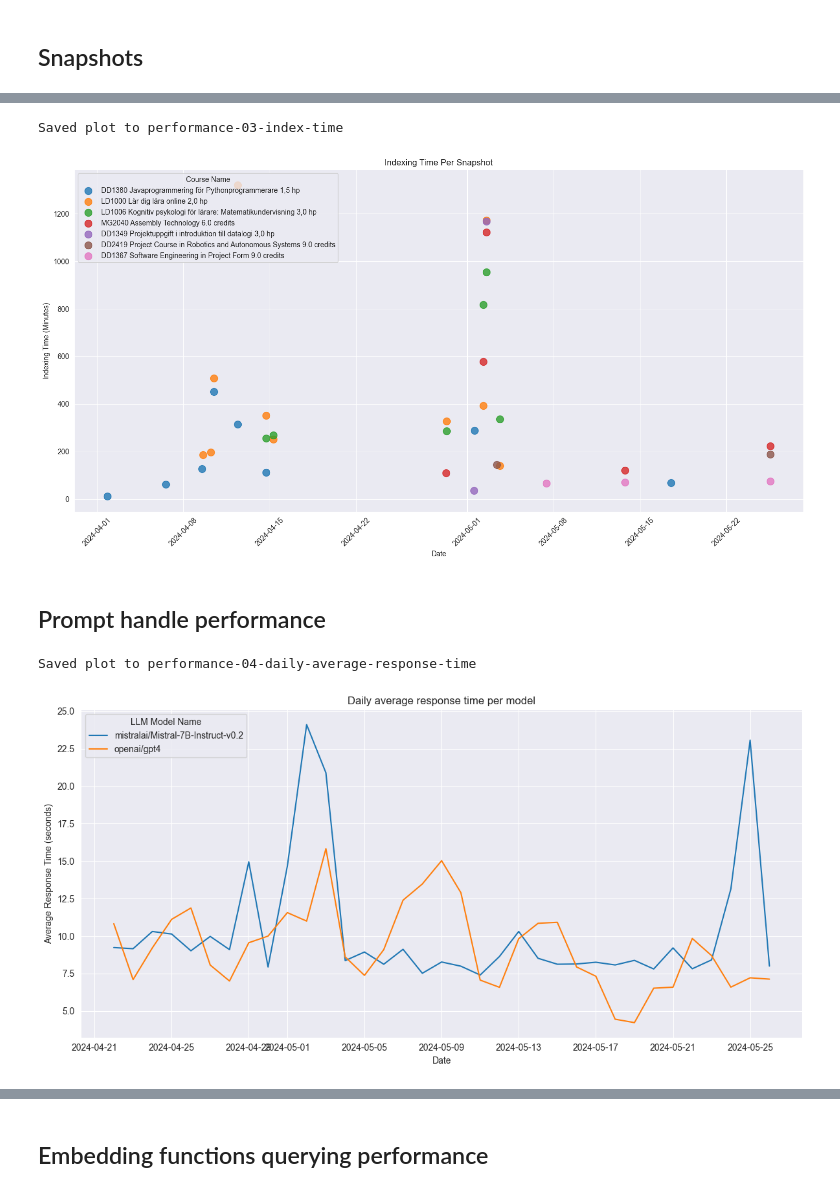
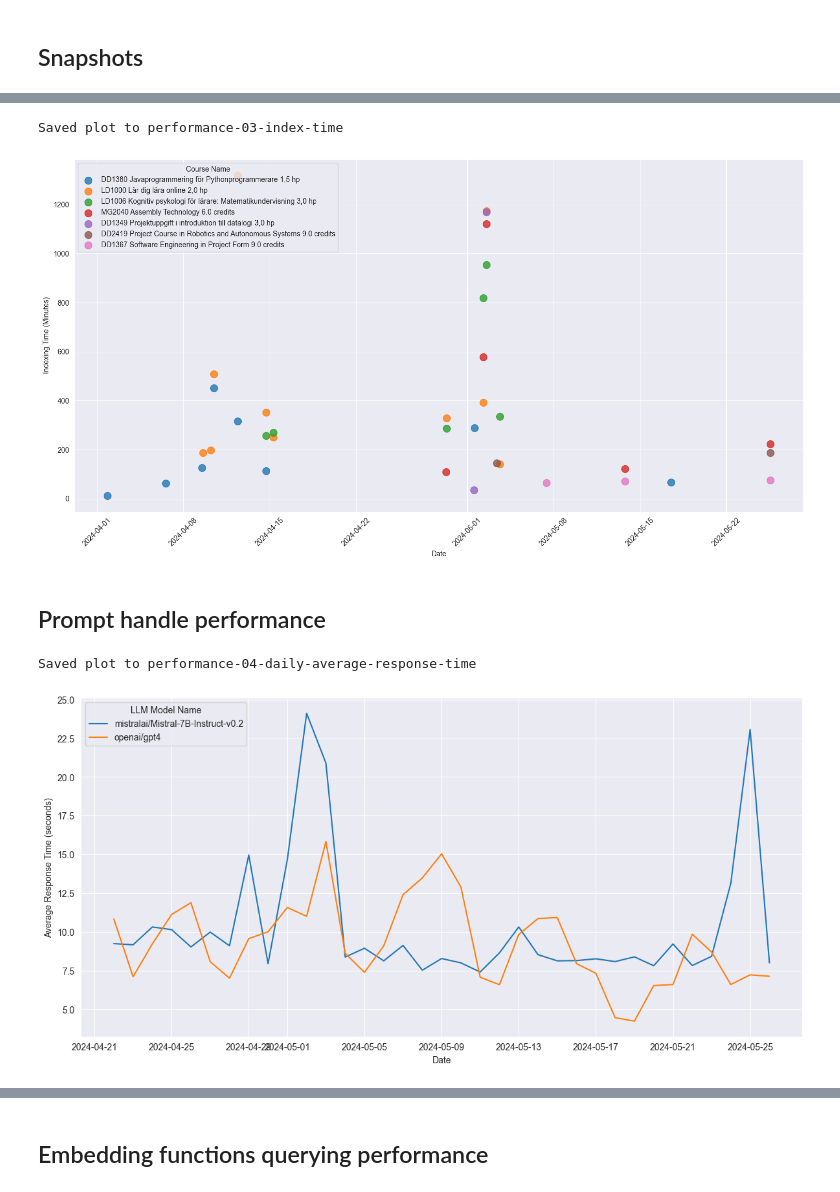
Before and after one commit to nattvara/DA231X, a Jupyter notebook: results/notebooks/performance.ipynb, the cells around one changed output, grey strips where cells are left out. Drawn from its saved outputs; the diff is of its cells as text; code cells hidden in the pictures.

```diff
--- a/results/notebooks/performance.ipynb
+++ b/results/notebooks/performance.ipynb
@@ -160,35 +158,34 @@ df_urls['created_at'] = pd.to_datetime(df_urls['created_at'])
 df_urls['modified_at'] = pd.to_datetime(df_urls['modified_at'])
 
 indexing_times = df_urls.groupby('snapshot_id')['modified_at'].max().reset_index()
 indexing_times = pd.merge(indexing_times, df_snapshots[['id', 'created_at', 'course_id']], left_on='snapshot_id', right_on='id')
 indexing_times['indexing_time'] = (indexing_times['modified_at'] - indexing_times['created_at']).dt.total_seconds() / 60
 
 indexing_times = pd.merge(indexing_times, df_courses[['id', 'name']], left_on='course_id', right_on='id', suffixes=('', '_course'))
 
 indexing_times_filtered = indexing_times[~indexing_times['course_id'].isin(exclude_courses)].copy()
 
 indexing_times_filtered['course_code'] = indexing_times_filtered['name'].apply(lambda x: x.split()[0])
 
 courses = indexing_times_filtered['name'].unique()
 colors = plt.colormaps['tab10'](range(len(courses)))
 
 plt.figure(figsize=(15, 8))
 
 for i, course in enumerate(courses):
     course_data = indexing_times_filtered[indexing_times_filtered['name'] == course]
     plt.scatter(course_data['created_at'], course_data['indexing_time'], color=colors[i], alpha=0.8, s=100, label=course)
 
-plt.title('Indexing Time Per Snapshot')
 plt.xlabel('Date')
 plt.ylabel('Indexing Time (Minutes)')
 plt.legend(title='Course Name', loc='upper left')
 plt.xticks(rotation=45)
 plt.tight_layout()
 save_plot(plt, f"performance-03-index-time", f"How long indexing took per snapshot.", f"fig:performance_03_index_time")
 plt.show()
 # %% [output]
 Saved plot to performance-03-index-time
-[figure, old version]
+[figure, new version]
 # %% [markdown]
 ## Prompt handle performance
 # %%
@@ -220,7 +217,6 @@ plt.figure(figsize=(12, 6))
 for model in daily_mean_response_time.columns:
     plt.plot(daily_mean_response_time.index, daily_mean_response_time[model], marker='', linestyle='-', label=model)
 
-plt.title('Daily average response time per model')
 plt.xlabel('Date')
 plt.ylabel('Average Response Time (seconds)')
 plt.legend(title='LLM Model Name', loc='upper left')
@@ -230,7 +226,7 @@ save_plot(plt, f"performance-04-daily-average-response-time", f"How long each mo
 plt.show()
 # %% [output]
 Saved plot to performance-04-daily-average-response-time
-[figure, old version]
+[figure, new version]
 # %%
 df_prompt_handles = dataframes['prompt_handles']
 df_messages = dataframes['messages']
```
Also changed, not shown: parts of 5 cells of this notebook, 7 other files.
